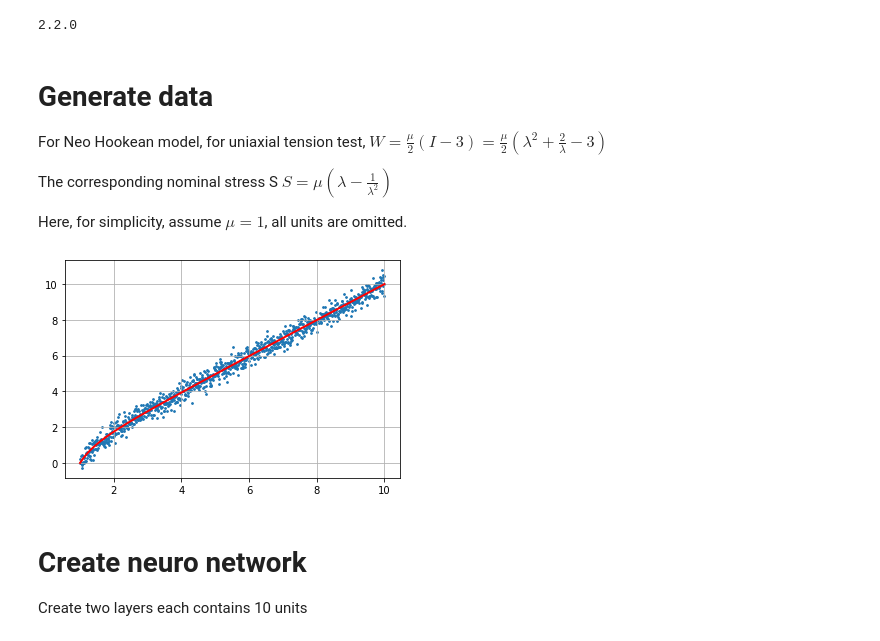
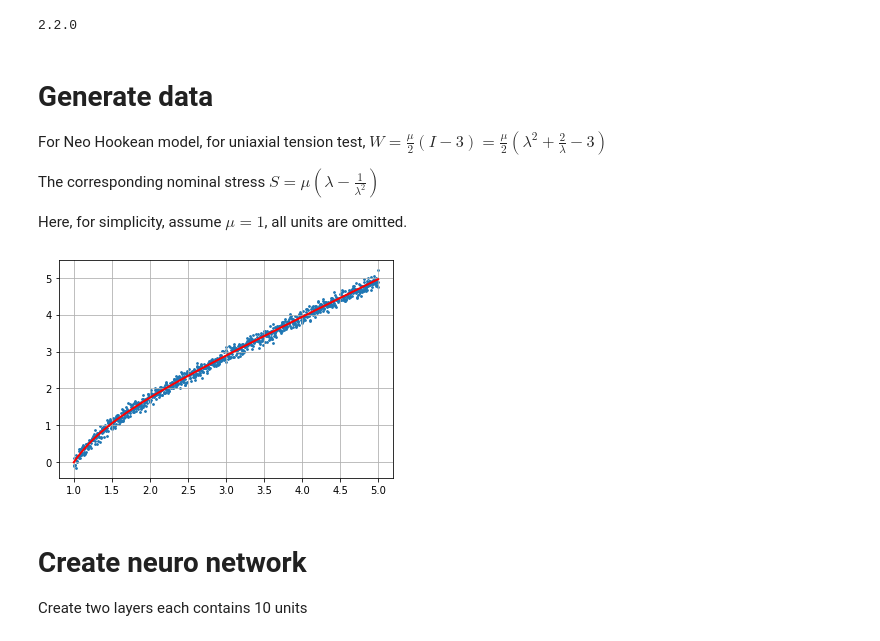
Before and after one commit to YuanQi-ME/hello-world, a Jupyter notebook: Nonlinear_curve_fitting.ipynb, the cells around one changed output. Drawn from its saved outputs; the diff is of its cells as text; code cells hidden in the pictures.

```diff
--- a/Nonlinear_curve_fitting.ipynb
+++ b/Nonlinear_curve_fitting.ipynb
@@ -21,22 +21,22 @@ print(tf.__version__)
 For Neo Hookean model, for uniaxial tension test,
 $W = \frac{\mu}{2} (I - 3) = \frac{\mu}{2} (\lambda^2 + \frac{2}{\lambda} - 3)$
 
-The corresponding nominal stress S
+The corresponding nominal stress
 $S = \mu (\lambda - \frac{1}{\lambda^2})$
 
 Here, for simplicity, assume $\mu = 1$, all units are omitted.
 # %%
-x_data = np.linspace(1, 10, num = 1000)
+x_data = np.linspace(1, 5, num = 1000)
 y_data_true = x_data - 1/x_data**2  # theoretical data
 
-y_data = y_data_true + 0.3*np.random.normal(size=1000)  # add experiment noise
+y_data = y_data_true + 0.1*np.random.normal(size=1000)  # add experiment noise
 
 plt.scatter(x_data, y_data, s=3)
 plt.plot(x_data, y_data_true, 'r', linewidth = 2)
 plt.grid()
 plt.show()
 # %% [output]
-[figure, old version]
+[figure, new version]
 # %% [markdown]
 # **Create neuro network**
 
```
Also changed, not shown: parts of 4 cells of this notebook.
